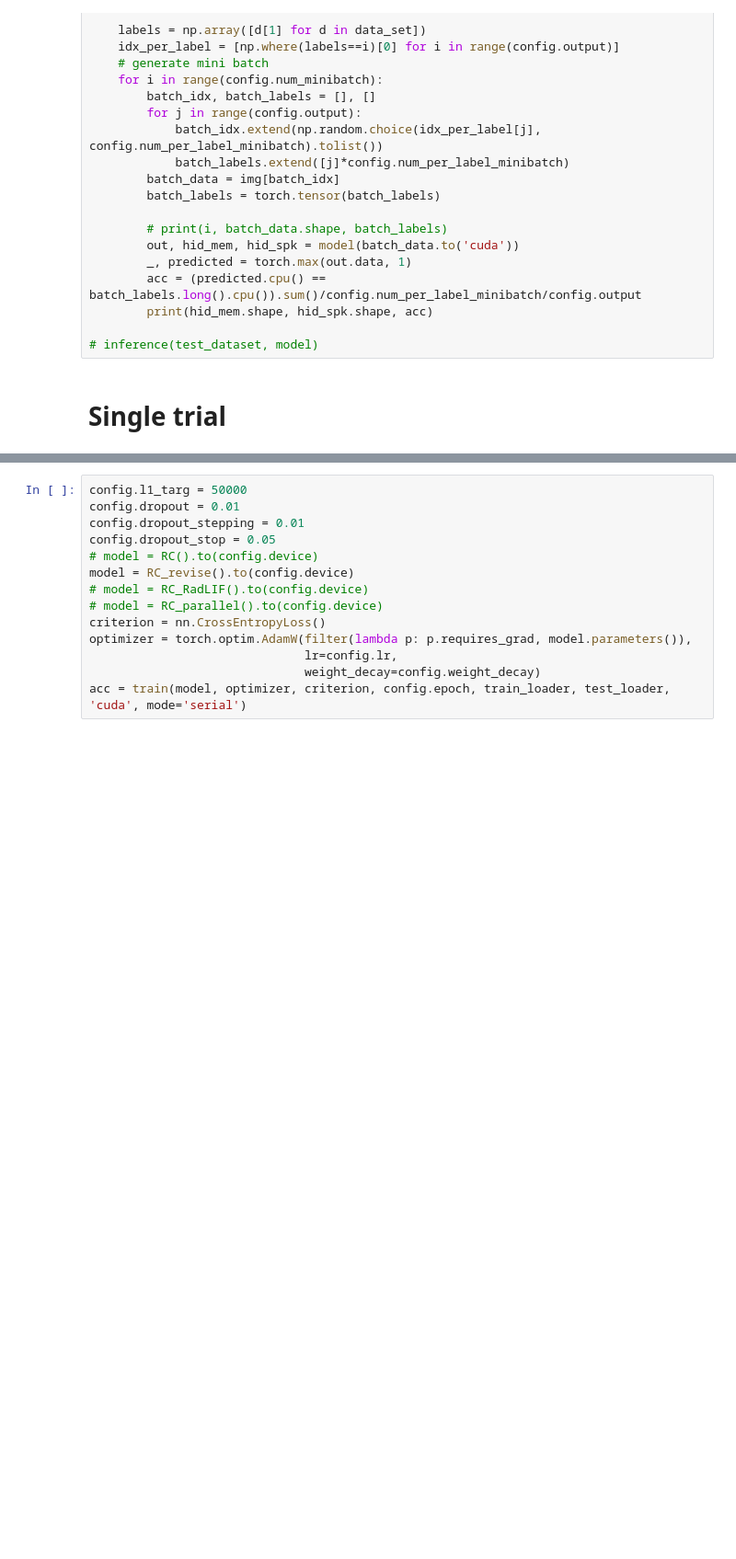
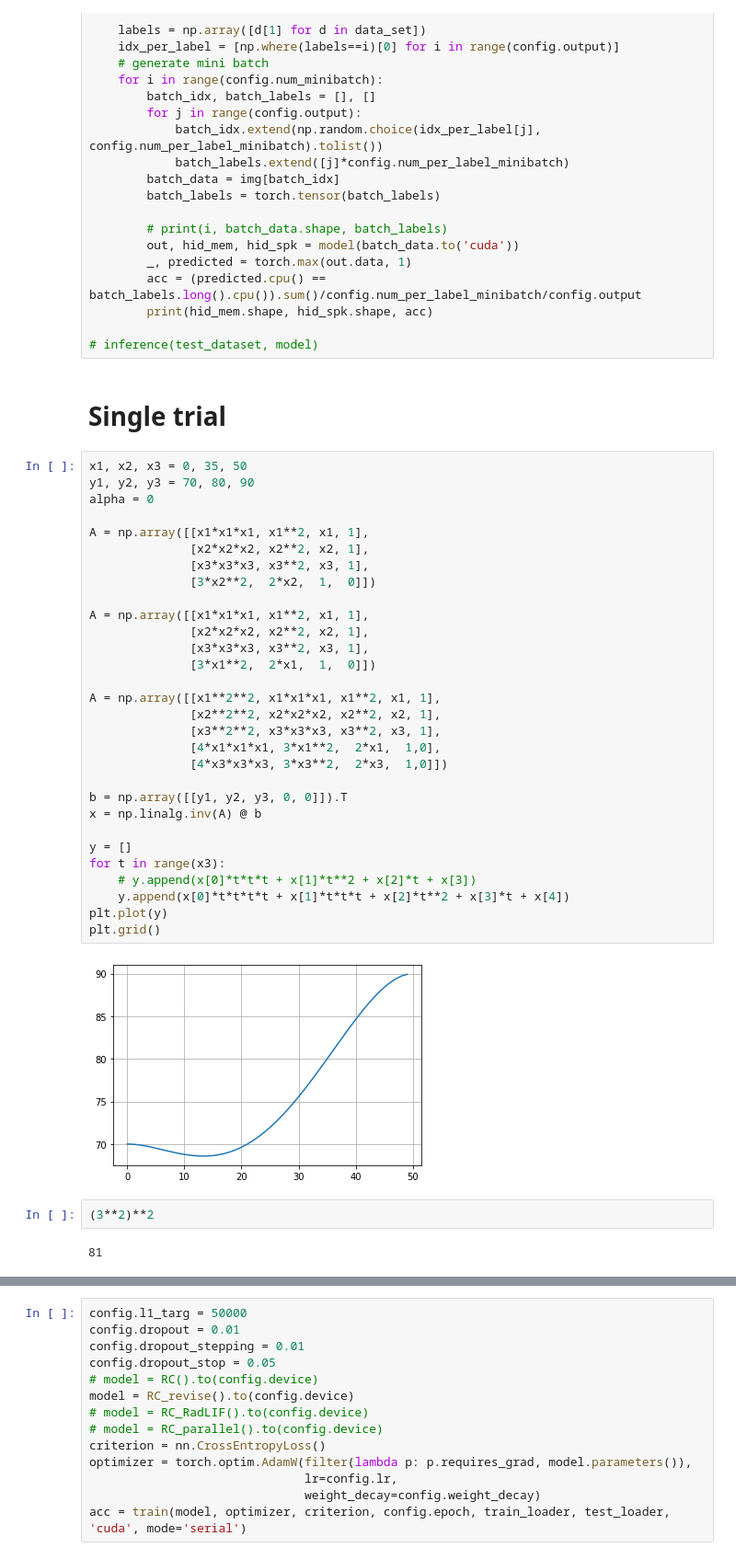
Before and after one commit to HuangHaoyu1997/Reservoir-Computing, a Jupyter notebook: new_RC.ipynb, the cells around one changed output, grey strips where cells are left out. Shown at 92% size. Saved outputs shown, nothing was run; the diff lists cells and outputs as text; blank space fills up the shorter version.

```diff
--- a/new_RC.ipynb
+++ b/new_RC.ipynb
@@ -871,3 +911,39 @@ def inference(data_set, model):
 # inference(test_dataset, model)
 # %% [markdown]
 # Single trial
+# %%
+x1, x2, x3 = 0, 35, 50
+y1, y2, y3 = 70, 80, 90
+alpha = 0
+
+A = np.array([[x1*x1*x1, x1**2, x1, 1],
+              [x2*x2*x2, x2**2, x2, 1],
+              [x3*x3*x3, x3**2, x3, 1],
+              [3*x2**2,  2*x2,  1,  0]])
+
+A = np.array([[x1*x1*x1, x1**2, x1, 1],
+              [x2*x2*x2, x2**2, x2, 1],
+              [x3*x3*x3, x3**2, x3, 1],
+              [3*x1**2,  2*x1,  1,  0]])
+
+A = np.array([[x1**2**2, x1*x1*x1, x1**2, x1, 1],
+              [x2**2**2, x2*x2*x2, x2**2, x2, 1],
+              [x3**2**2, x3*x3*x3, x3**2, x3, 1],
+              [4*x1*x1*x1, 3*x1**2,  2*x1,  1,0],
+              [4*x3*x3*x3, 3*x3**2,  2*x3,  1,0]])
+
+b = np.array([[y1, y2, y3, 0, 0]]).T
+x = np.linalg.inv(A) @ b
+
+y = []
+for t in range(x3):
+    # y.append(x[0]*t*t*t + x[1]*t**2 + x[2]*t + x[3])
+    y.append(x[0]*t*t*t*t + x[1]*t*t*t + x[2]*t**2 + x[3]*t + x[4])
+plt.plot(y)
+plt.grid()
+# %% [output]
+[figure, added]
+# %%
+(3**2)**2
+# %% [output]
+81
```
Also changed, not shown: parts of 15 cells of this notebook, 24 other files.
